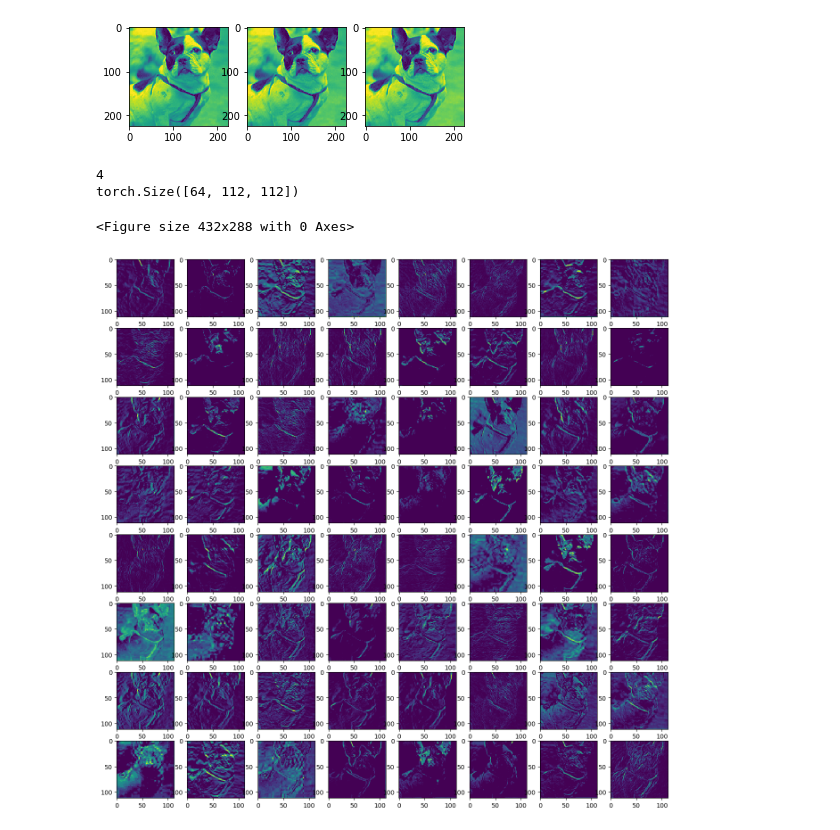
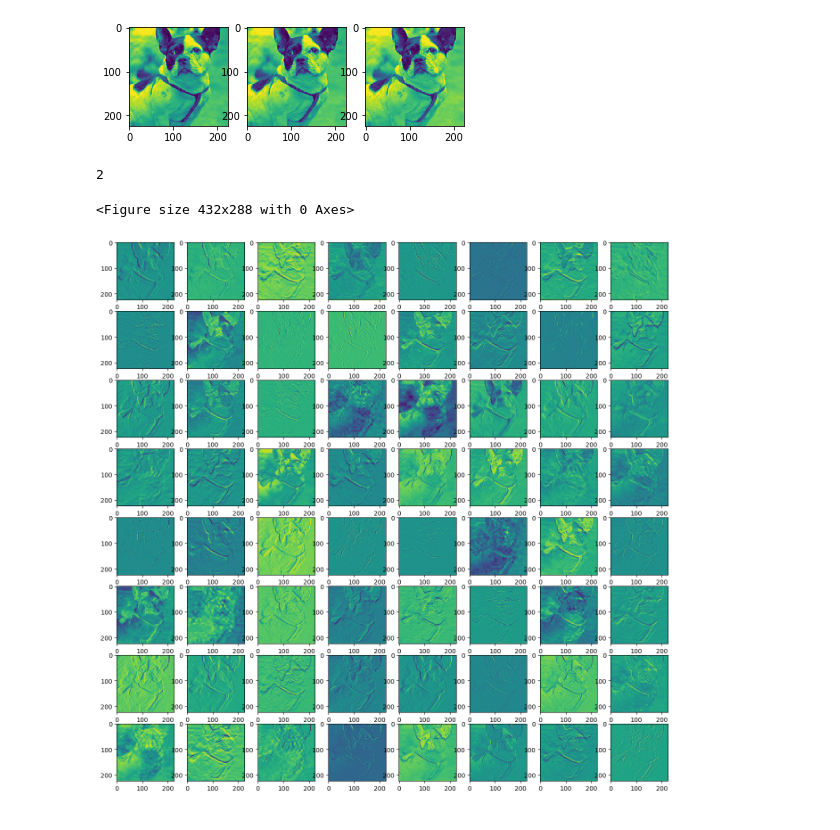
Before and after one commit to shxy0/VisualizingCNN, a Jupyter notebook: main.ipynb, the cells around one changed output. Saved outputs shown, nothing was run; the diff lists cells and outputs as text; code cells hidden in the pictures.

```diff
--- a/main.ipynb
+++ b/main.ipynb
@@ -218,7 +216,7 @@ def putImgLine(line):
 
         print(str(i) + ', ' + str(num))
 # %%
-def drawLayer(layer, save=False):
+def drawLayerForward(layer, save=False):
 
     print(layer)
     if layer == -1 :
@@ -226,10 +224,7 @@ def drawLayer(layer, save=False):
 
     plt.figure(num=None, figsize=(cfg[layer][0], cfg[layer][1]), dpi=cfg[layer][2])
 
-    # img, activation = vis_layer(layer, vgg16_conv, vgg16_deconv)
-
     imgs = vis_forward(layer, vgg16_conv)[0]
-    print(imgs.shape)
 
     drawImages(cfg[layer][3], cfg[layer][4], imgs, save)
 # %%
@@ -300,12 +309,11 @@ torch.Size([1, 3, 224, 224])
 # %%
 plt.subplots_adjust(top=0.95, bottom=0.05, left=0.1, right=0.9,
                     hspace=0.35, wspace=0.35)
 
 # for idx, layer in enumerate([0,2,-1, 5,7,-1, 10,12,14, 17,19,21, 24,26,28]):
-for layer in [4]:
-    drawLayer(layer)
+for layer in [2]:
+    drawLayerForward(layer)
 # %% [output]
-4
-torch.Size([64, 112, 112])
+2
 <Figure size 432x288 with 0 Axes>
-[figure, old version]
+[figure, new version]
```
Also changed, not shown: parts of 6 cells of this notebook, 1 other file.
